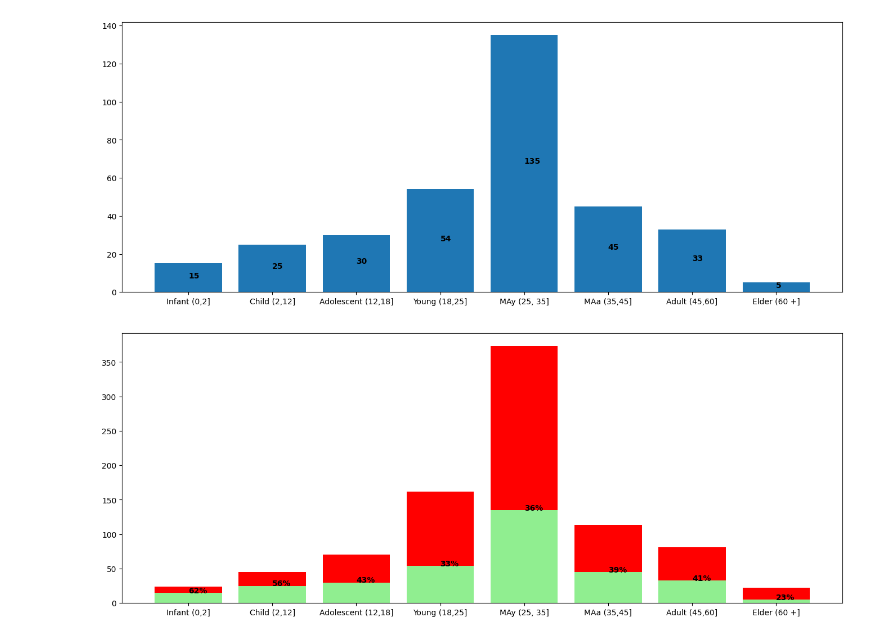
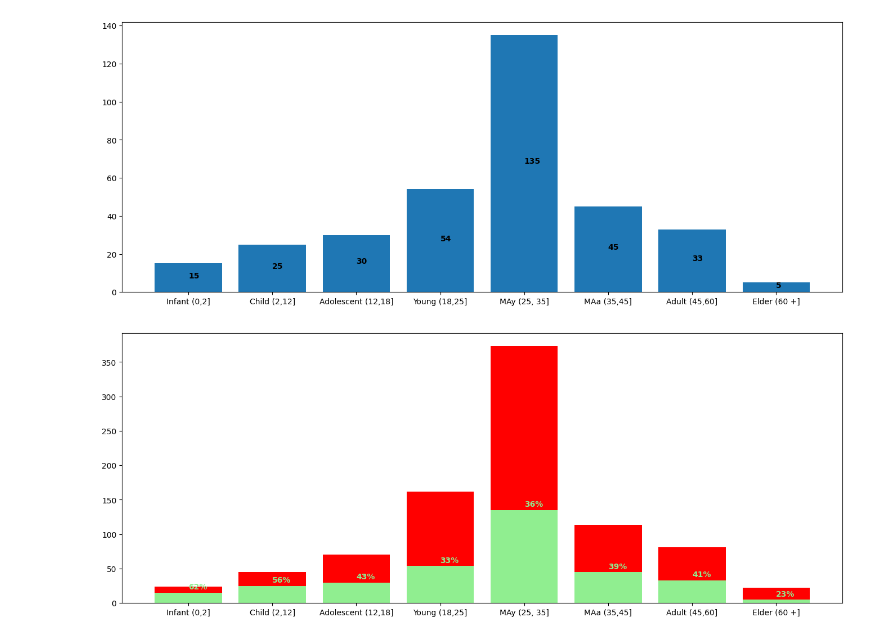
Before and after one commit to BakiRhina/Titanic, a Jupyter notebook: main.ipynb, the cells around one changed output. Drawn from its saved outputs; the diff is of its cells as text; code cells hidden in the pictures.

```diff
--- a/main.ipynb
+++ b/main.ipynb
@@ -360,13 +360,13 @@ plt.show()
 # %%
 fig = plt.figure()
 ax = fig.add_axes([0,0,2,1])
 
 ax.bar(ages, nages, color='red')
 ax.bar(ages, surv_nages, color='lightgreen')
 
 for idx, value in enumerate(surv_nages):
-  ax.text(idx, value, f'{str(round(value/nages[idx]*100))}%', color = 'black', fontweight = 'bold')
+  ax.text(idx, value+5, f'{str(round(value/nages[idx]*100))}%', color = 'lightgreen', fontweight = 'bold')
 
 plt.show()
 # %% [output]
-[figure, old version]
+[figure, new version]
```
Also changed, not shown: parts of 1 cell of this notebook.
